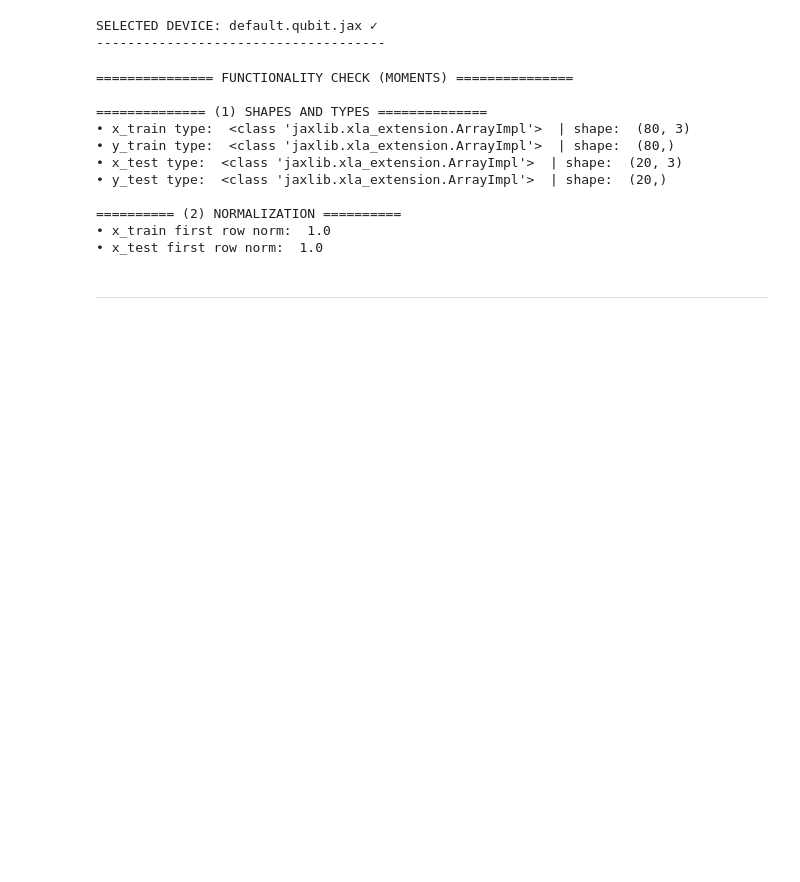
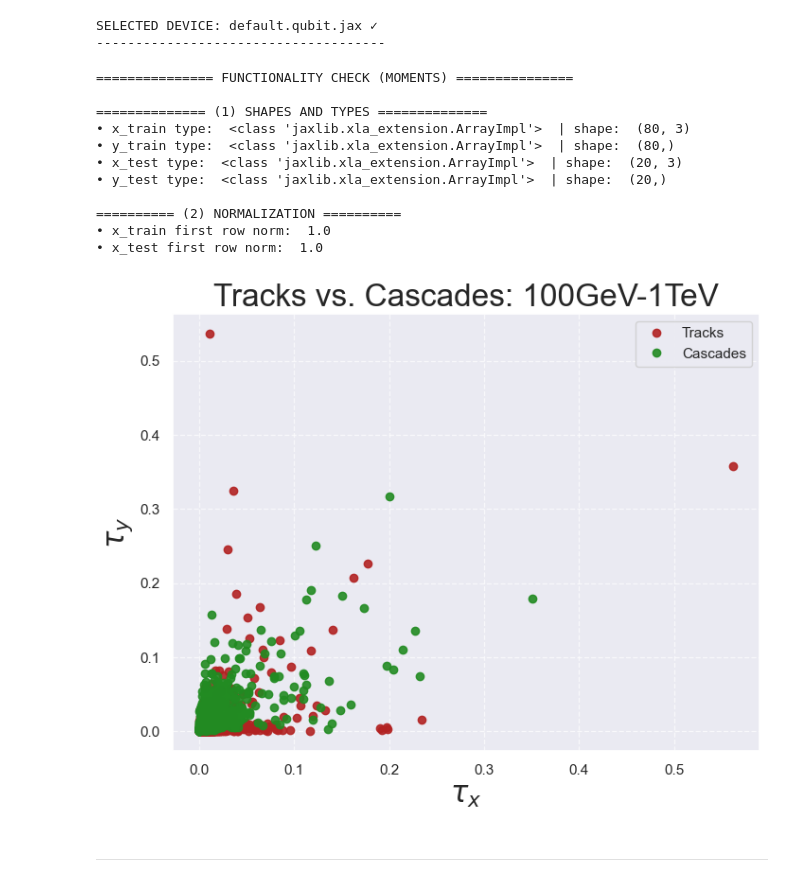
Before and after one commit to seanchisholm2/qcnn-lppc, a Jupyter notebook: QCNN_Instructional_NB.ipynb, the cells around one changed output. Cells and saved outputs as stored; diff of their text form; code cells hidden in the pictures; blank space fills up the shorter version.

```diff
--- a/QCNN_Instructional_NB.ipynb
+++ b/QCNN_Instructional_NB.ipynb
@@ -403,6 +403,16 @@ print(f"• x_test first row norm:  {jnp.linalg.norm(x_test_moi[0])}")
 ========== (2) NORMALIZATION ==========
 • x_train first row norm:  1.0
 • x_test first row norm:  1.0
+# %%
+moments_bin = "100GeV-1TeV"
+# moments_bin = "1TeV-10TeV"
+# moments_bin = "10TeV-100TeV"
+# moments_bin = "100TeV-1PeV"
+
+x_tracks, y_tracks, x_cascades, y_cascades = LoadPhotonData.tracks_cascades_plot_data(energy_bin=moments_bin)
+LoadPhotonData.plot_tracks_cascades(x_tracks, y_tracks, x_cascades, y_cascades, energy_bin=moments_bin)
+# %% [output]
+[figure, added]
 # %% [markdown]
 ***
 # %% [markdown]
```
Also changed, not shown: parts of 1 cell of this notebook, 1 other file.
